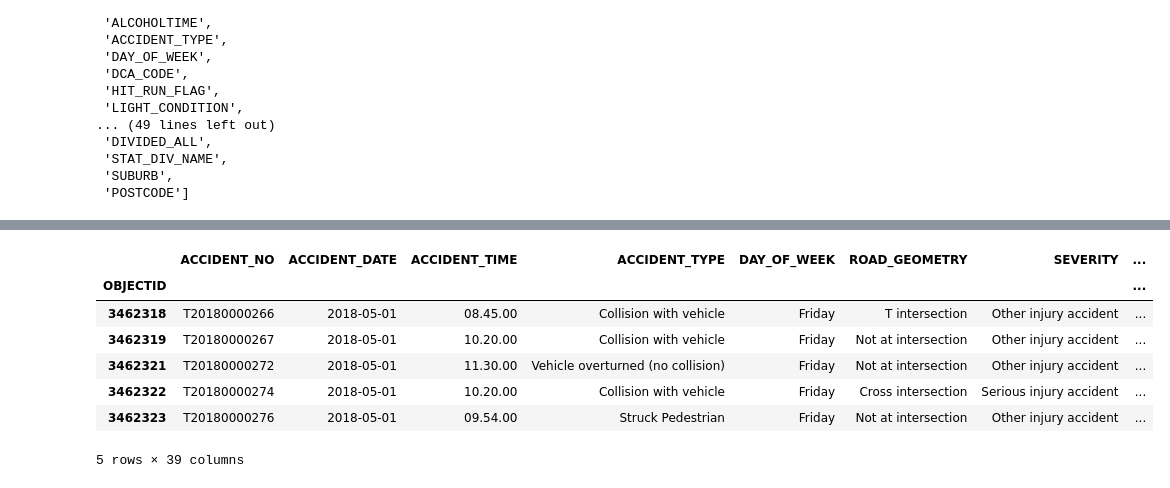
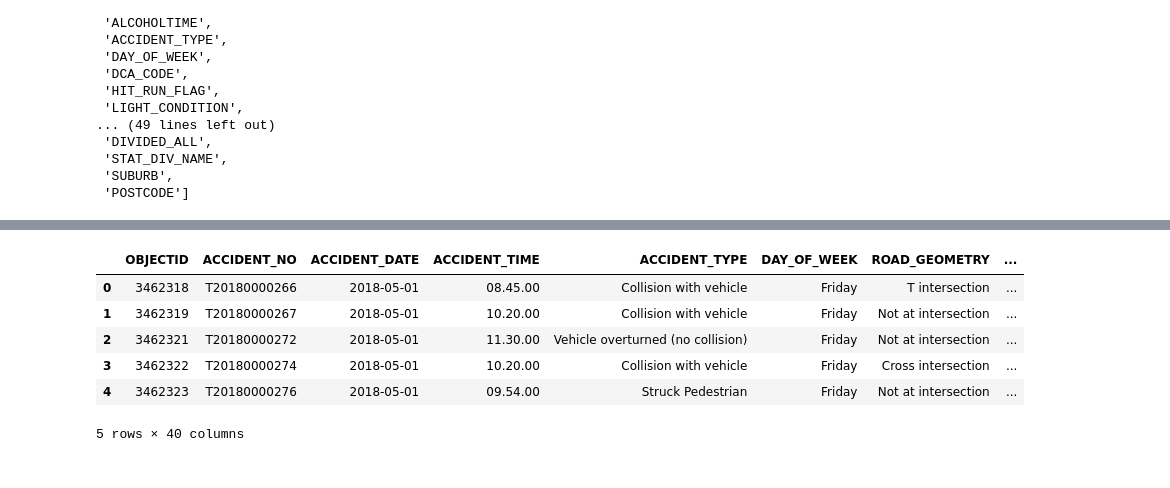
Before and after one commit to jeremychiaa/ETL-project, a Jupyter notebook: crash_data_etl.ipynb, the cells around one changed output, grey strips where cells are left out. Drawn from its saved outputs; the diff is of its cells as text; code cells hidden in the pictures.

```diff
--- a/crash_data_etl.ipynb
+++ b/crash_data_etl.ipynb
@@ -56,6 +56,7 @@ for index, row in crash_df.iterrows():
     try:
         crash_df.loc[index, "SUBURB"] = locations["results"][0]["address_components"][2]["long_name"]
         crash_df.loc[index, "POSTCODE"] = locations["results"][0]["address_components"][6]["long_name"]
+        crash_df.loc[index, "ADDRESS"] = locations["results"][0]["formatted_address"]
 
     except (KeyError, IndexError):
         print(f"Missing field/result... skipping index number {index}.")
@@ -79,0 +63,22 @@ Missing field/result... skipping index number 11162.
+# %%
+# Retrieve suburbs and postcodes from lat and lng using Google Reverse Geocoding API
+
+for index, row in crash_df.iterrows():
+    lat = row["LATITUDE"]
+    lng = row["LONGITUDE"]
+
+    query_url = f"https://maps.googleapis.com/maps/api/geocode/json?latlng={lat},{lng}&key={gkey}"
+
+    locations = requests.get(query_url).json()
+
+    try:
+
+        if len(locations["results"][0]["formatted_address"].split(",")) == 3:
+            crash_df.loc[index, "SUBURB"] = locations["results"][0]["formatted_address"].split(",")[1].split("VIC")[0]
+            crash_df.loc[index, "POSTCODE"] = locations["results"][0]["formatted_address"].split(",")[1].split("VIC")[1]
+        else:
+            crash_df.loc[index, "SUBURB"] = locations["results"][0]["formatted_address"].split(",")[2].split("VIC")[0]
+            crash_df.loc[index, "POSTCODE"] = locations["results"][0]["formatted_address"].split(",")[2].split("VIC")[1]
+
+    except (KeyError, IndexError):
+         print(f"Missing field/result... skipping index number {index}.")
@@ -121,39 +161,37 @@ cd_cols = ['OBJECTID',
  'INJ_OR_FATAL',
  'FATALITY',
  'SERIOUSINJURY',
  'OTHERINJURY',
  'NONINJURED',
  'MALES',
  'FEMALES',
  'BICYCLIST',
  'PASSENGER',
  'DRIVER',
  'PEDESTRIAN',
  'PILLION',
  'MOTORIST',
  'OLD_PEDESTRIAN',
  'OLD_DRIVER',
  'YOUNG_DRIVER',
  'ALCOHOL_RELATED',
  'NO_OF_VEHICLES',
  'HEAVYVEHICLE',
  'PASSENGERVEHICLE',
  'MOTORCYCLE',
  'PUBLICVEHICLE']
 
 cd_transformed = crash_df[cd_cols].copy()
 
 # Clean the data by dropping duplicates and setting the index
 cd_transformed.drop_duplicates("OBJECTID", inplace=True)
-cd_transformed.set_index("OBJECTID", inplace=True)
 
 cd_transformed.head()
 # %% [output]
-|  | ACCIDENT_NO | ACCIDENT_DATE | ACCIDENT_TIME | ACCIDENT_TYPE | DAY_OF_WEEK | ROAD_GEOMETRY | SEVERITY | ... |
-| OBJECTID |  |  |  |  |  |  |  | ... |
-| 3462318 | T20180000266 | 2018-05-01 | 08.45.00 | Collision with vehicle | Friday | T intersection | Other injury accident | ... |
-| 3462319 | T20180000267 | 2018-05-01 | 10.20.00 | Collision with vehicle | Friday | Not at intersection | Other injury accident | ... |
-| 3462321 | T20180000272 | 2018-05-01 | 11.30.00 | Vehicle overturned (no collision) | Friday | Not at intersection | Other injury accident | ... |
-| 3462322 | T20180000274 | 2018-05-01 | 10.20.00 | Collision with vehicle | Friday | Cross intersection | Serious injury accident | ... |
-| 3462323 | T20180000276 | 2018-05-01 | 09.54.00 | Struck Pedestrian | Friday | Not at intersection | Other injury accident | ... |
+|  | OBJECTID | ACCIDENT_NO | ACCIDENT_DATE | ACCIDENT_TIME | ACCIDENT_TYPE | DAY_OF_WEEK | ROAD_GEOMETRY | ... |
+| 0 | 3462318 | T20180000266 | 2018-05-01 | 08.45.00 | Collision with vehicle | Friday | T intersection | ... |
+| 1 | 3462319 | T20180000267 | 2018-05-01 | 10.20.00 | Collision with vehicle | Friday | Not at intersection | ... |
+| 2 | 3462321 | T20180000272 | 2018-05-01 | 11.30.00 | Vehicle overturned (no collision) | Friday | Not at intersection | ... |
+| 3 | 3462322 | T20180000274 | 2018-05-01 | 10.20.00 | Collision with vehicle | Friday | Cross intersection | ... |
+| 4 | 3462323 | T20180000276 | 2018-05-01 | 09.54.00 | Struck Pedestrian | Friday | Not at intersection | ... |
-5 rows × 39 columns
+5 rows × 40 columns
```
Also changed, not shown: parts of 9 cells of this notebook, 1 other file.
